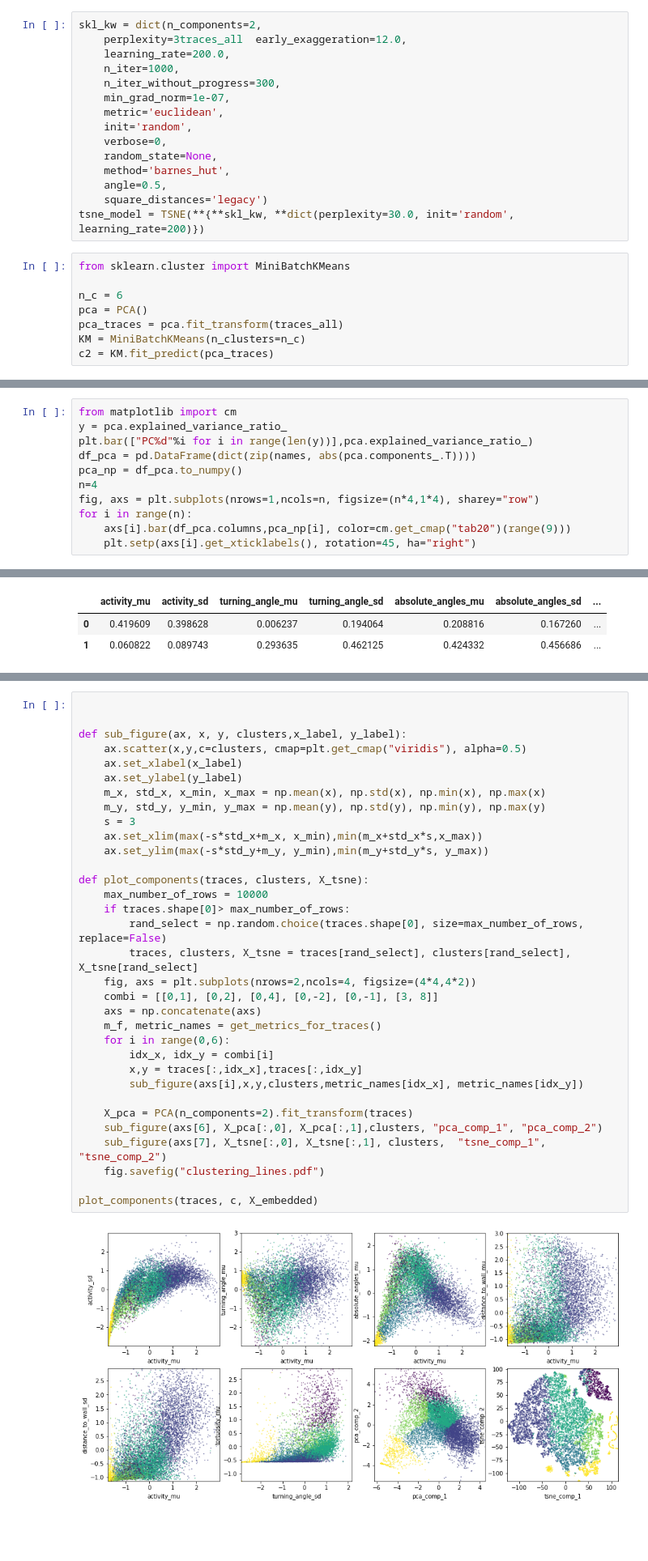
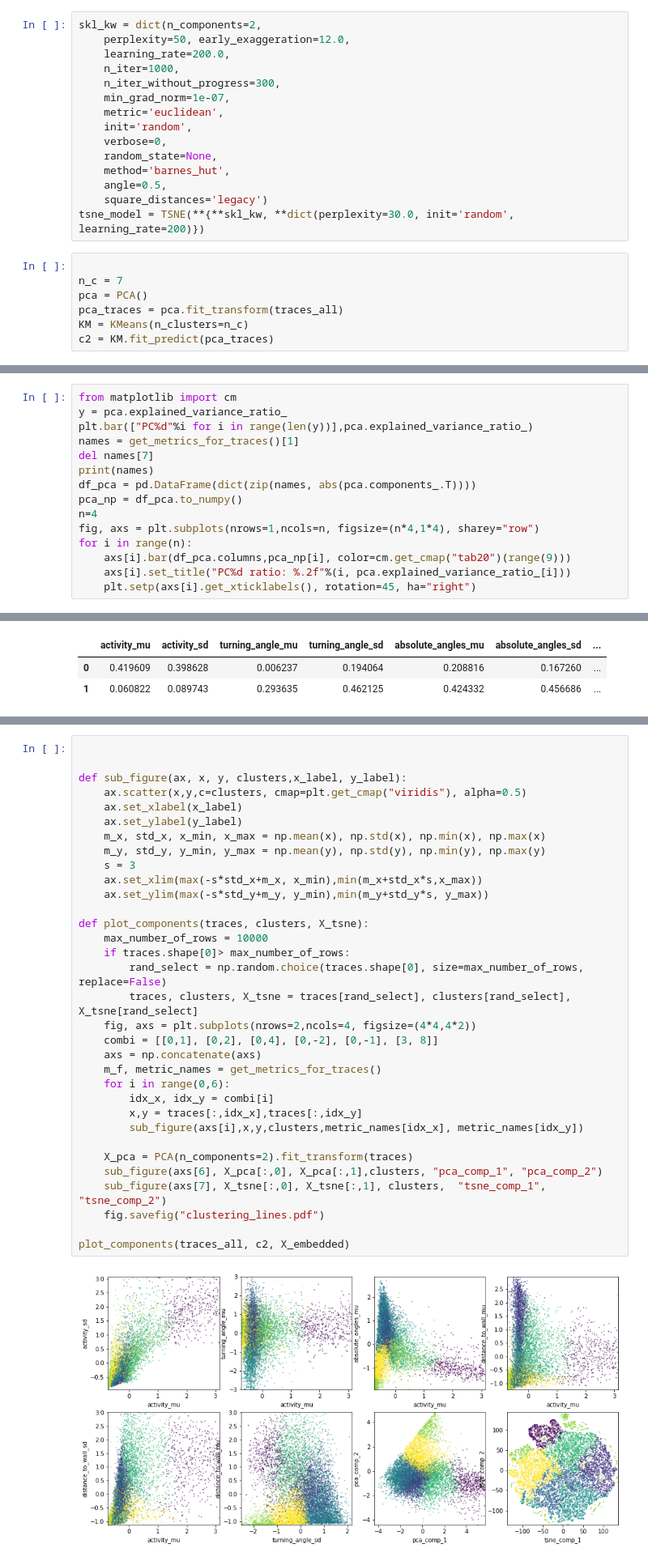
Before and after one commit to UlrikeScherer/Fish-Tracking-Visualization, a Jupyter notebook: Untitled2.ipynb, the cells around one changed output, grey strips where cells are left out. Shown at 81% size. Drawn from its saved outputs; the diff is of its cells as text; blank space fills up the shorter version.

```diff
--- a/Untitled2.ipynb
+++ b/Untitled2.ipynb
@@ -49,6 +83,6 @@ print(fish_0_max_idx)
 # %%
 skl_kw = dict(n_components=2,
-    perplexity=3traces_all  early_exaggeration=12.0,
+    perplexity=50, early_exaggeration=12.0,
     learning_rate=200.0,
     n_iter=1000,
     n_iter_without_progress=300,
@@ -62,12 +96,11 @@ skl_kw = dict(n_components=2,
     square_distances='legacy')
 tsne_model = TSNE(**{**skl_kw, **dict(perplexity=30.0, init='random', learning_rate=200)})
 # %%
-from sklearn.cluster import MiniBatchKMeans
 
-n_c = 6
+n_c = 7
 pca = PCA()
 pca_traces = pca.fit_transform(traces_all)
-KM = MiniBatchKMeans(n_clusters=n_c)
+KM = KMeans(n_clusters=n_c)
 c2 = KM.fit_predict(pca_traces)
 # %%
 %%time
@@ -102,11 +135,15 @@ plot_lines_for_cluster(traces_all, nSs, c2, n_c, limit=20)
 from matplotlib import cm
 y = pca.explained_variance_ratio_
 plt.bar(["PC%d"%i for i in range(len(y))],pca.explained_variance_ratio_)
+names = get_metrics_for_traces()[1]
+del names[7]
+print(names)
 df_pca = pd.DataFrame(dict(zip(names, abs(pca.components_.T))))
 pca_np = df_pca.to_numpy()
 n=4
 fig, axs = plt.subplots(nrows=1,ncols=n, figsize=(n*4,1*4), sharey="row")
 for i in range(n):
     axs[i].bar(df_pca.columns,pca_np[i], color=cm.get_cmap("tab20")(range(9)))
+    axs[i].set_title("PC%d ratio: %.2f"%(i, pca.explained_variance_ratio_[i]))
     plt.setp(axs[i].get_xticklabels(), rotation=45, ha="right")
 # %% [output]
@@ -160,32 +198,32 @@ distance_to_wall_sd
 def sub_figure(ax, x, y, clusters,x_label, y_label):
     ax.scatter(x,y,c=clusters, cmap=plt.get_cmap("viridis"), alpha=0.5)
     ax.set_xlabel(x_label)
     ax.set_ylabel(y_label)
     m_x, std_x, x_min, x_max = np.mean(x), np.std(x), np.min(x), np.max(x)
     m_y, std_y, y_min, y_max = np.mean(y), np.std(y), np.min(y), np.max(y)
     s = 3
     ax.set_xlim(max(-s*std_x+m_x, x_min),min(m_x+std_x*s,x_max))
     ax.set_ylim(max(-s*std_y+m_y, y_min),min(m_y+std_y*s, y_max))
 
 def plot_components(traces, clusters, X_tsne):
     max_number_of_rows = 10000
     if traces.shape[0]> max_number_of_rows:
         rand_select = np.random.choice(traces.shape[0], size=max_number_of_rows, replace=False)
         traces, clusters, X_tsne = traces[rand_select], clusters[rand_select], X_tsne[rand_select]
     fig, axs = plt.subplots(nrows=2,ncols=4, figsize=(4*4,4*2))
     combi = [[0,1], [0,2], [0,4], [0,-2], [0,-1], [3, 8]]
     axs = np.concatenate(axs)
     m_f, metric_names = get_metrics_for_traces()
     for i in range(0,6):
         idx_x, idx_y = combi[i]
         x,y = traces[:,idx_x],traces[:,idx_y]
         sub_figure(axs[i],x,y,clusters,metric_names[idx_x], metric_names[idx_y])
 
     X_pca = PCA(n_components=2).fit_transform(traces)
     sub_figure(axs[6], X_pca[:,0], X_pca[:,1],clusters, "pca_comp_1", "pca_comp_2")
     sub_figure(axs[7], X_tsne[:,0], X_tsne[:,1], clusters,  "tsne_comp_1", "tsne_comp_2")
     fig.savefig("clustering_lines.pdf")
 
-plot_components(traces, c, X_embedded)
+plot_components(traces_all, c2, X_embedded)
 # %% [output]
-[figure, old version]
+[figure, new version]
```
Also changed, not shown: parts of 14 cells of this notebook, 3 other files.
